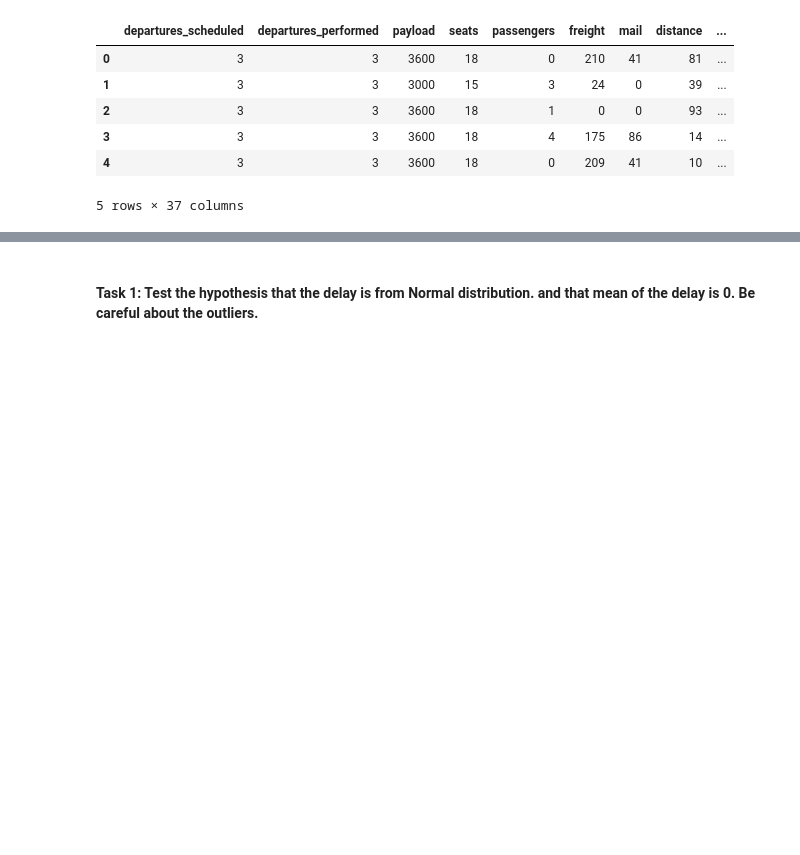
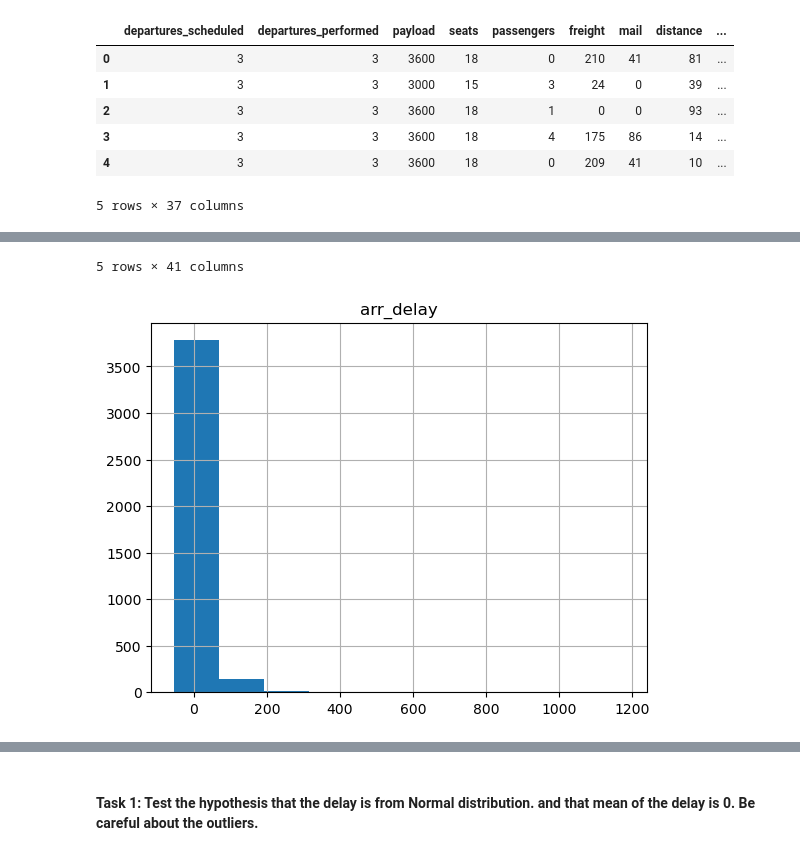
Before and after one commit to jdormaar/Flight-Delays, a Jupyter notebook: Workbook/exploratory_analysis.ipynb, the cells around one changed output, grey strips where cells are left out. Saved outputs shown, nothing was run; the diff lists cells and outputs as text; code cells hidden in the pictures; blank space fills up the shorter version.

```diff
--- a/Workbook/exploratory_analysis.ipynb
+++ b/Workbook/exploratory_analysis.ipynb
@@ -19,3 +17,16 @@ import pandas as pd
+# %%
+import pandas as pd
+import numpy as np
+from datetime import datetime
+import matplotlib.pyplot as plt
+%matplotlib inline
+import seaborn as sns
+sns.set_theme()
+
+from scipy import stats
+
+import warnings
+warnings.filterwarnings('ignore')
 # %%
 # Load data tables:
 flights = pd.read_csv('../data/flights.csv', delimiter= ',')
@@ -173,0 +270,5 @@ pa_df_missing_data.head(20)
+# %%
+x.hist(column='arr_delay')
+x.arr_delay.nunique()
+x.head()
+# %% [output]
@@ -173,0 +281,2 @@ pa_df_missing_data.head(20)
+5 rows × 41 columns
+[figure, added]
```
Also changed, not shown: parts of 22 cells of this notebook.
